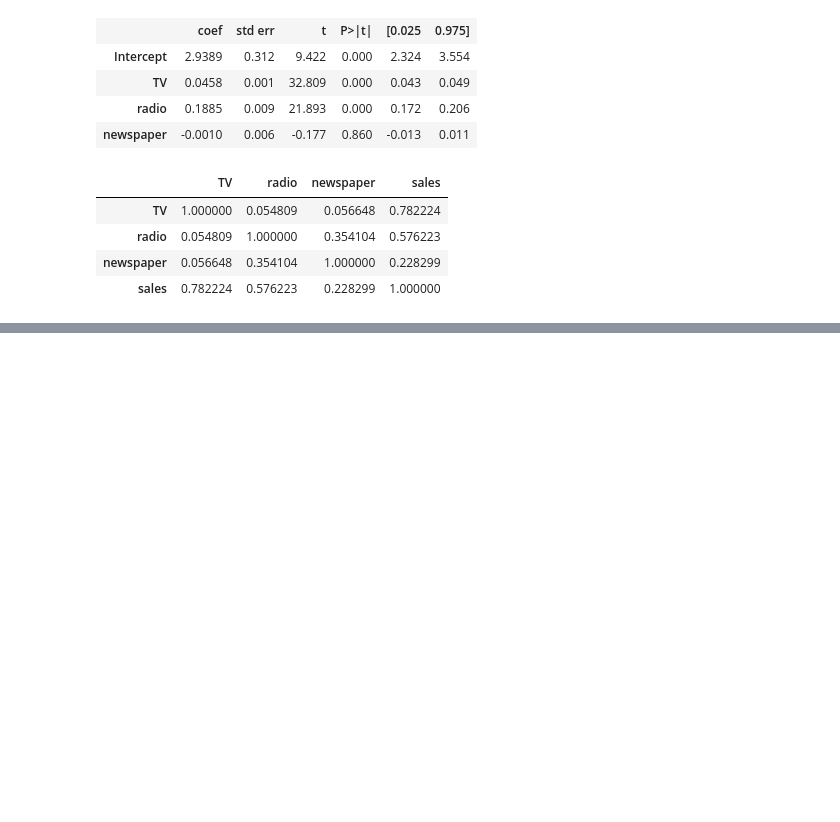
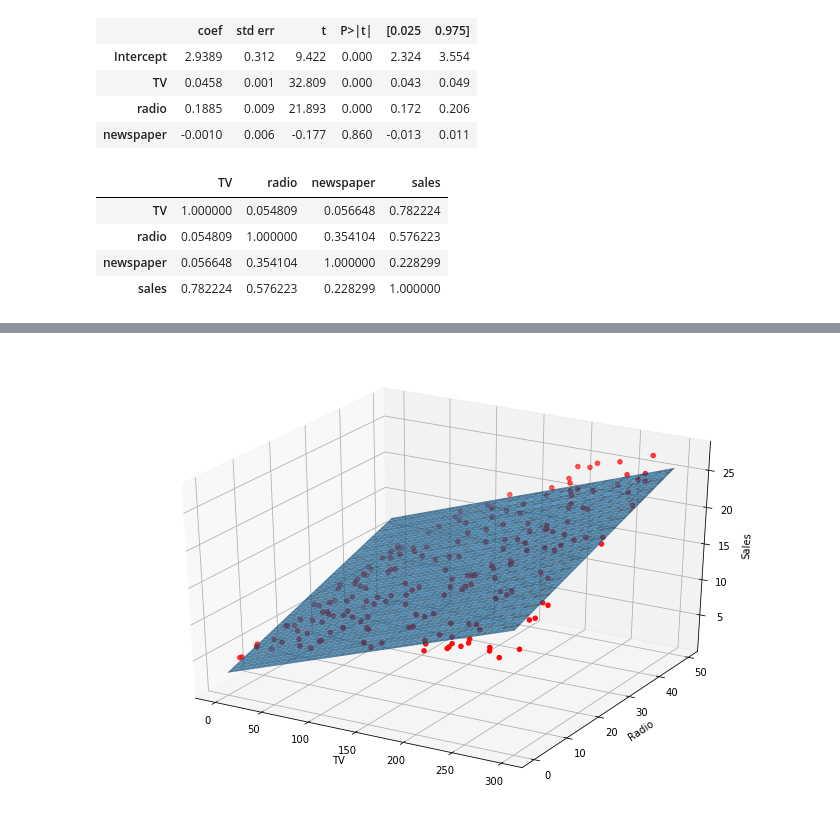
Before and after one commit to tsansom/islpy, a Jupyter notebook: notebooks/Chapter 3 - Linear Regression.ipynb, the cells around one changed output, grey strips where cells are left out. Saved outputs shown, nothing was run; the diff lists cells and outputs as text; code cells hidden in the pictures; blank space fills up the shorter version.

```diff
--- a/notebooks/Chapter 3 - Linear Regression.ipynb
+++ b/notebooks/Chapter 3 - Linear Regression.ipynb
@@ -437,0 +485,27 @@ $$H_a: \text{at least one }\beta_j\text{ is non-zero}$$
+# %%
+#Create the meshgrid based on min/max values for tv and radio
+#print(advertising[['TV', 'radio']].describe())
+tv = np.arange(0, 300)
+radio = np.arange(0, 50)
+radio_grid, tv_grid = np.meshgrid(radio, tv)
+sales_grid = np.zeros((tv.shape[0], radio.shape[0]))
+
+#Create the linear model
+X = advertising[['TV', 'radio']].values
+y = advertising['sales'].values
+lr = LinearRegression()
+lr.fit(X, y);
+
+#predict sales at each mesh point
+for (i, j), v in np.ndenumerate(sales_grid):
+    sales_grid[i, j] = (lr.intercept_ + lr.coef_[0] * tv_grid[i, j] + \
+                        lr.coef_[1] * radio_grid[i, j])
+
+#make the plot
+fig = plt.figure(figsize=(12, 8))
+ax = fig.add_subplot(1, 1, 1, projection='3d')
+ax.plot_surface(tv_grid, radio_grid, sales_grid, alpha=0.75)
+ax.scatter3D(advertising['TV'], advertising['radio'], advertising['sales'], c='r');
+ax.set(xlabel='TV', ylabel='Radio', zlabel='Sales');
+# %% [output]
+[figure, added]
```
Also changed, not shown: parts of 9 cells of this notebook.
